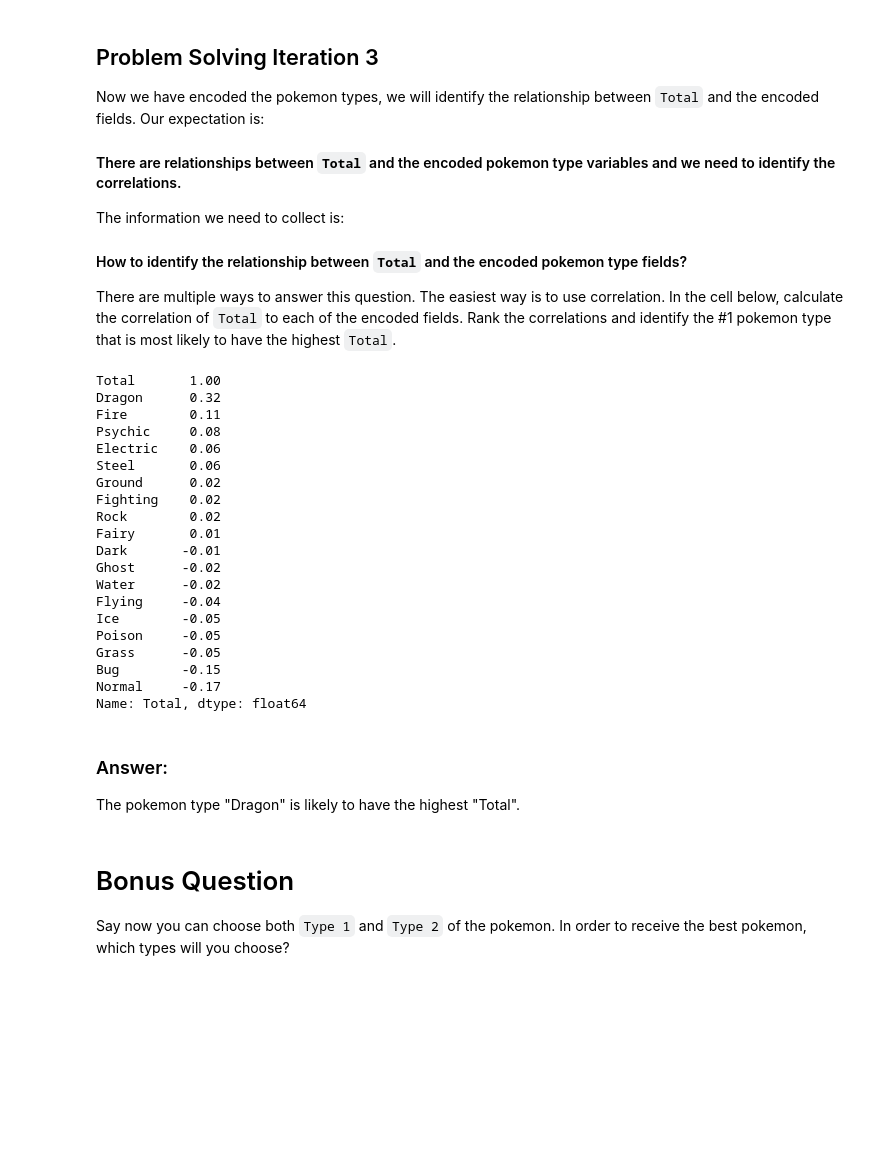
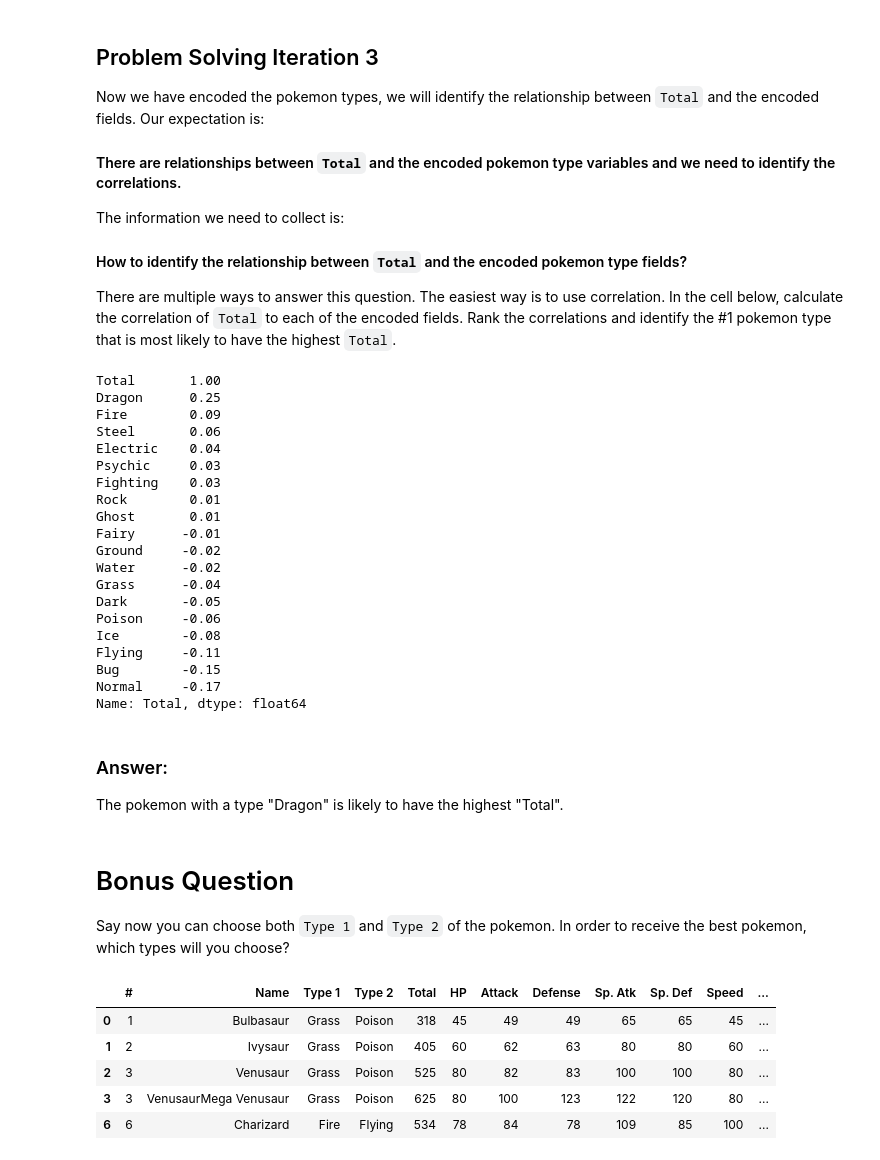
Before and after one commit to jochabo/lab-dataframe-calculations, a Jupyter notebook: your-code/challenge-2.ipynb, the cells around one changed output. Saved outputs shown, nothing was run; the diff lists cells and outputs as text; code cells hidden in the pictures; blank space fills up the shorter version.

```diff
--- a/your-code/challenge-2.ipynb
+++ b/your-code/challenge-2.ipynb
@@ -180,36 +174,36 @@ There are multiple ways to answer this question. The easiest way is to use corre
 # %%
 # your code here
 y = pokemon[['Total']]
-X_cat_encoded = onehot_encoded
+X_cat_encoded = onehot_encoded_join
 
 collinearity = pd.concat((y, X_cat_encoded), axis=1)
-corr_matrix_cat = round((Collinearity.corr()),2)
+corr_matrix_cat = round((collinearity.corr()),2)
 
 corr_matrix_cat['Total'].sort_values(ascending=False)
 # %% [output]
 Total       1.00
-Dragon      0.32
-Fire        0.11
-Psychic     0.08
-Electric    0.06
+Dragon      0.25
+Fire        0.09
 Steel       0.06
-Ground      0.02
-Fighting    0.02
-Rock        0.02
-Fairy       0.01
-Dark       -0.01
-Ghost      -0.02
+Electric    0.04
+Psychic     0.03
+Fighting    0.03
+Rock        0.01
+Ghost       0.01
+Fairy      -0.01
+Ground     -0.02
 Water      -0.02
-Flying     -0.04
-Ice        -0.05
-Poison     -0.05
-Grass      -0.05
+Grass      -0.04
+Dark       -0.05
+Poison     -0.06
+Ice        -0.08
+Flying     -0.11
 Bug        -0.15
 Normal     -0.17
 Name: Total, dtype: float64
 # %% [markdown]
 ### Answer:
-The pokemon type "Dragon" is likely to have the highest "Total".
+The pokemon with a type "Dragon" is likely to have the highest "Total".
 # %% [markdown]
 # Bonus Question
 
@@ -218,0 +211,15 @@ Say now you can choose both `Type 1` and `Type 2` of the pokemon. In order to re
+# %%
+# your code here
+#We are looking for the best combination of the categorical variables
+# pokemon['Types_joined'] = pokemon['Type 1']+pokemon['Type 2']
+# pokemon.head()
+
+pokemon["Types_joined_alph"] = pokemon[["Type 1", "Type 2"]].apply(lambda x: '-'.join(sorted(x)), axis =1)
+pokemon.head()
+# %% [output]
+|  | # | Name | Type 1 | Type 2 | Total | HP | Attack | Defense | Sp. Atk | Sp. Def | Speed | ... |
+| 0 | 1 | Bulbasaur | Grass | Poison | 318 | 45 | 49 | 49 | 65 | 65 | 45 | ... |
+| 1 | 2 | Ivysaur | Grass | Poison | 405 | 60 | 62 | 63 | 80 | 80 | 60 | ... |
+| 2 | 3 | Venusaur | Grass | Poison | 525 | 80 | 82 | 83 | 100 | 100 | 80 | ... |
+| 3 | 3 | VenusaurMega Venusaur | Grass | Poison | 625 | 80 | 100 | 123 | 122 | 120 | 80 | ... |
+| 6 | 6 | Charizard | Fire | Flying | 534 | 78 | 84 | 78 | 109 | 85 | 100 | ... |
```
Also changed, not shown: parts of 8 cells of this notebook.
